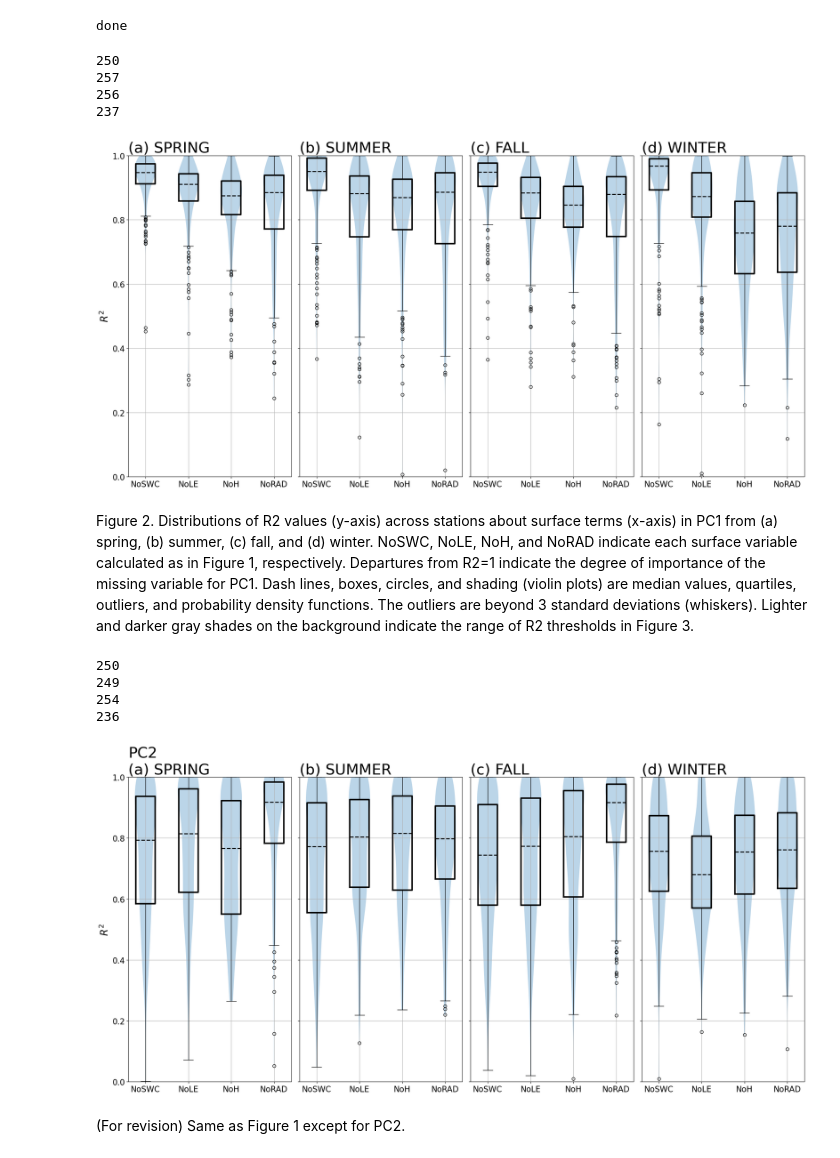
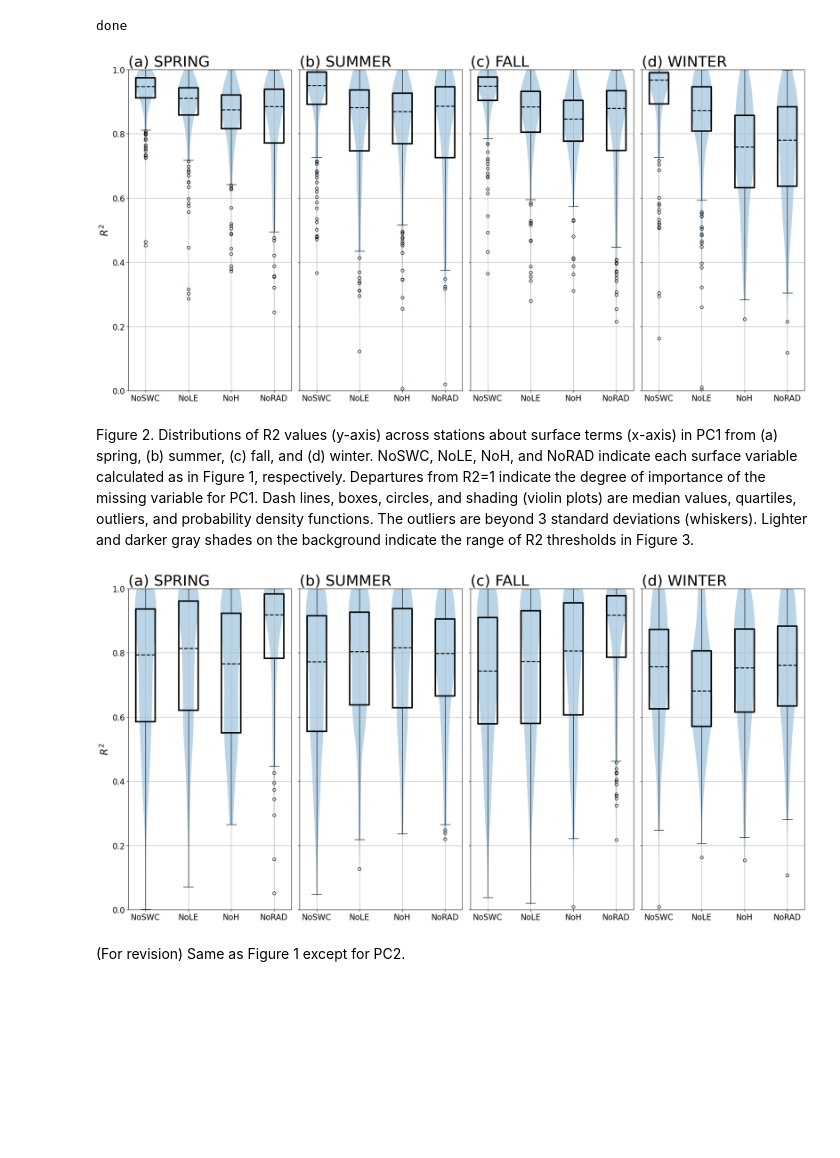
Before and after one commit to bucholz-kim/LA-metrics, a Jupyter notebook: PCA/fig02.ipynb, the cells around one changed output. Saved outputs shown, nothing was run; the diff lists cells and outputs as text; code cells hidden in the pictures; blank space fills up the shorter version.

```diff
--- a/PCA/fig02.ipynb
+++ b/PCA/fig02.ipynb
@@ -191,27 +167,24 @@ print('done')
 # %% [output]
 done
 # %%
-r2_mom = pca_data[seasons[0]]['pc1'].drop(columns=['SiteID']).dropna()
-r2_jja = pca_data[seasons[1]]['pc1'].drop(columns=['SiteID']).dropna()
-r2_son = pca_data[seasons[2]]['pc1'].drop(columns=['SiteID']).dropna()
-r2_djf = pca_data[seasons[3]]['pc1'].drop(columns=['SiteID']).dropna()
-print(len(r2_mom))
-print(len(r2_jja))
-print(len(r2_son))
-print(len(r2_djf))
+r2_spr = pca_data[seasons[0]]['pc1'].drop(columns=['SiteID']).dropna()
+r2_smm = pca_data[seasons[1]]['pc1'].drop(columns=['SiteID']).dropna()
+r2_fll = pca_data[seasons[2]]['pc1'].drop(columns=['SiteID']).dropna()
+r2_wnt = pca_data[seasons[3]]['pc1'].drop(columns=['SiteID']).dropna()
+
 fig, axs = plt.subplots(1, 4, sharey=True, figsize=(20, 10))
-axs[0].violinplot(r2_mom, showextrema=False)
-axs[1].violinplot(r2_jja, showextrema=False)
-axs[2].violinplot(r2_son, showextrema=False)
-axs[3].violinplot(r2_djf, showextrema=False)
+axs[0].violinplot(r2_spr, showextrema=False)
+axs[1].violinplot(r2_smm, showextrema=False)
+axs[2].violinplot(r2_fll, showextrema=False)
+axs[3].violinplot(r2_wnt, showextrema=False)
 
 medianprops = dict(linestyle="--", linewidth=2.0, color="black")
 boxprops = dict(linestyle="-", linewidth=3)
 
-axs[0].boxplot(r2_mom, medianprops=medianprops, boxprops=boxprops, whis=1.7)
-axs[1].boxplot(r2_jja, medianprops=medianprops, boxprops=boxprops, whis=1.7)
-axs[2].boxplot(r2_son, medianprops=medianprops, boxprops=boxprops, whis=1.7)
-axs[3].boxplot(r2_djf, medianprops=medianprops, boxprops=boxprops, whis=1.7)
+axs[0].boxplot(r2_spr, medianprops=medianprops, boxprops=boxprops, whis=1.7)
+axs[1].boxplot(r2_smm, medianprops=medianprops, boxprops=boxprops, whis=1.7)
+axs[2].boxplot(r2_fll, medianprops=medianprops, boxprops=boxprops, whis=1.7)
+axs[3].boxplot(r2_wnt, medianprops=medianprops, boxprops=boxprops, whis=1.7)
 
 ttl = ["(a) SPRING", "(b) SUMMER", "(c) FALL", "(d) WINTER"]
 
@@ -229,57 +202,46 @@ axs[0].set_ylabel("$R^2$", fontsize=20)
 
 plt.tight_layout()
 # %% [output]
-250
-257
-256
-237
 [figure]
 # %% [markdown]
 Figure 2. Distributions of R2 values (y-axis) across stations about surface terms (x-axis) in PC1 from (a) spring, (b) summer, (c) fall, and (d) winter. NoSWC, NoLE, NoH, and NoRAD indicate each surface variable calculated as in Figure 1, respectively. Departures from R2=1 indicate the degree of importance of the missing variable for PC1. Dash lines, boxes, circles, and shading (violin plots) are median values, quartiles, outliers, and probability density functions. The outliers are beyond 3 standard deviations (whiskers). Lighter and darker gray shades on the background indicate the range of R2 thresholds in Figure 3.
 # %%
-r2_mom2 = pca_data[seasons[0]]['pc2'].drop(columns=['SiteID']).dropna()
-r2_jja2 = pca_data[seasons[1]]['pc2'].drop(columns=['SiteID']).dropna()
-r2_son2 = pca_data[seasons[2]]['pc2'].drop(columns=['SiteID']).dropna()
-r2_djf2 = pca_data[seasons[3]]['pc2'].drop(columns=['SiteID']).dropna()
-print(len(r2_mom2))
-print(len(r2_jja2))
-print(len(r2_son2))
-print(len(r2_djf2))
+r2_spr2 = pca_data[seasons[0]]['pc2'].drop(columns=['SiteID']).dropna()
+r2_smm2 = pca_data[seasons[1]]['pc2'].drop(columns=['SiteID']).dropna()
+r2_fll2 = pca_data[seasons[2]]['pc2'].drop(columns=['SiteID']).dropna()
+r2_wnt2 = pca_data[seasons[3]]['pc2'].drop(columns=['SiteID']).dropna()
+
 fig, axs = plt.subplots(1, 4, sharey=True, figsize=(20, 10))
-axs[0].violinplot(r2_mom2, showextrema=False)
-axs[1].violinplot(r2_jja2, showextrema=False)
-axs[2].violinplot(r2_son2, showextrema=False)
-axs[3].violinplot(r2_djf2, showextrema=False)
+axs[0].violinplot(r2_spr2, showextrema=False)
+axs[1].violinplot(r2_smm2, showextrema=False)
+axs[2].violinplot(r2_fll2, showextrema=False)
+axs[3].violinplot(r2_wnt2, showextrema=False)
 
 medianprops = dict(linestyle="--", linewidth=2.0, color="black")
 boxprops = dict(linestyle="-", linewidth=3)
 
-axs[0].boxplot(r2_mom2, medianprops=medianprops, boxprops=boxprops, whis=1.7)
-axs[1].boxplot(r2_jja2, medianprops=medianprops, boxprops=boxprops, whis=1.7)
-axs[2].boxplot(r2_son2, medianprops=medianprops, boxprops=boxprops, whis=1.7)
-axs[3].boxplot(r2_djf2, medianprops=medianprops, boxprops=boxprops, whis=1.7)
+axs[0].boxplot(r2_spr2, medianprops=medianprops, boxprops=boxprops, whis=1.7)
+axs[1].boxplot(r2_smm2, medianprops=medianprops, boxprops=boxprops, whis=1.7)
+axs[2].boxplot(r2_fll2, medianprops=medianprops, boxprops=boxprops, whis=1.7)
+axs[3].boxplot(r2_wnt2, medianprops=medianprops, boxprops=boxprops, whis=1.7)
 
-ttl = ["PC2\n(a) SPRING", "(b) SUMMER", "(c) FALL", "(d) WINTER"]
+ttl = ["(a) SPRING", "(b) SUMMER", "(c) FALL", "(d) WINTER"]
 
 for i in range(0, 4):
     axs[i].yaxis.grid(True)
     axs[i].xaxis.grid(True)
     axs[i].set_xticks([1, 2, 3, 4])
     axs[i].set_xlim(0.6, 4.4)
     axs[i].set_xticklabels(["NoSWC", "NoLE", "NoH", "NoRAD"])
     axs[i].set_ylim(0, 1)
     axs[i].tick_params(axis="both", which="major", labelsize=16)
     axs[i].set_title(ttl[i], fontsize=30, loc="left")
 
 axs[0].set_ylabel("$R^2$", fontsize=20)
 
 plt.tight_layout()
 # %% [output]
-250
-249
-254
-236
-[figure, old version]
+[figure, new version]
 # %% [markdown]
 (For revision)
 Same as Figure 1 except for PC2.
```
Also changed, not shown: parts of 11 cells of this notebook.
